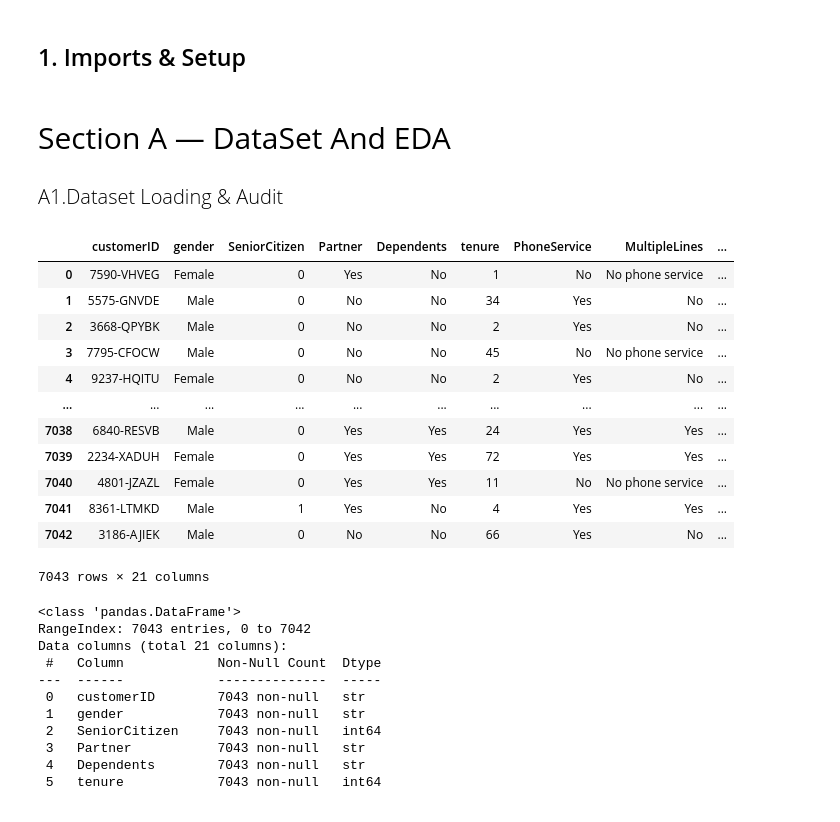
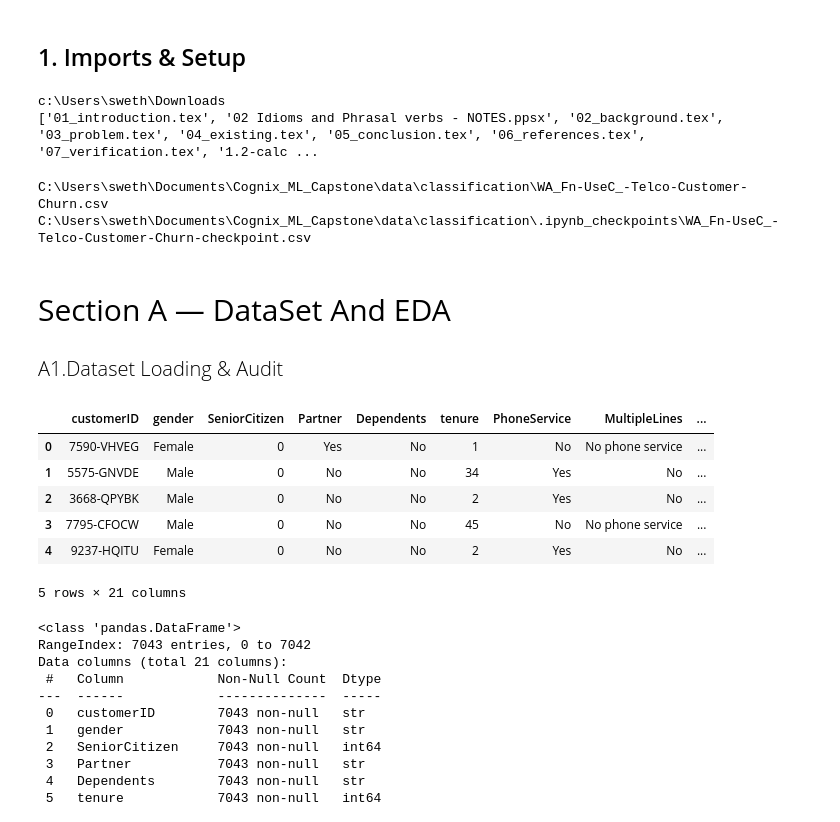
Before and after one commit to srinithi-karunakaran/Cognix_ML_Capstone, a Jupyter notebook: notebooks/classification.ipynb, the cells around one changed output. Drawn from its saved outputs; the diff is of its cells as text; code cells hidden in the pictures.

```diff
--- a/notebooks/classification.ipynb
+++ b/notebooks/classification.ipynb
@@ -36,6 +36,26 @@ np.random.seed(RANDOM_STATE)
 sns.set_style('whitegrid')
 sns.set_palette('colorblind')
 plt.rcParams['figure.figsize'] = (10, 6)
+# %%
+import os
+
+print(os.getcwd())
+print(os.listdir())
+# %% [output]
+c:\Users\sweth\Downloads
+['01_introduction.tex', '02 Idioms and Phrasal verbs - NOTES.ppsx', '02_background.tex', '03_problem.tex', '04_existing.tex', '05_conclusion.tex', '06_references.tex', '07_verification.tex', '1.2-calc ...
+# %%
+import os
+
+for base in [r"C:\Users\sweth\Documents",
+             r"C:\Users\sweth\Downloads"]:
+    for root, dirs, files in os.walk(base):
+        for file in files:
+            if file.lower().endswith(".csv") and "telco" in file.lower():
+                print(os.path.join(root, file))
+# %% [output]
+C:\Users\sweth\Documents\Cognix_ML_Capstone\data\classification\WA_Fn-UseC_-Telco-Customer-Churn.csv
+C:\Users\sweth\Documents\Cognix_ML_Capstone\data\classification\.ipynb_checkpoints\WA_Fn-UseC_-Telco-Customer-Churn-checkpoint.csv
 # %% [markdown]
 <h1 style="font-family: Arial, sans-serif; font-size: 30px; font-weight: 400;">
 Section A — DataSet And EDA
@@ -44,22 +64,21 @@ Section A — DataSet And EDA
 A1.Dataset Loading & Audit
 </h2>
 # %%
-df = pd.read_csv('../data/classification/WA_Fn-UseC_-Telco-Customer-Churn.csv')
-df
+import pandas as pd
+
+df = pd.read_csv(
+    r"C:\Users\sweth\Documents\Cognix_ML_Capstone\data\classification\WA_Fn-UseC_-Telco-Customer-Churn.csv"
+)
+
+df.head()
 # %% [output]
 |  | customerID | gender | SeniorCitizen | Partner | Dependents | tenure | PhoneService | MultipleLines | ... |
 | 0 | 7590-VHVEG | Female | 0 | Yes | No | 1 | No | No phone service | ... |
 | 1 | 5575-GNVDE | Male | 0 | No | No | 34 | Yes | No | ... |
 | 2 | 3668-QPYBK | Male | 0 | No | No | 2 | Yes | No | ... |
 | 3 | 7795-CFOCW | Male | 0 | No | No | 45 | No | No phone service | ... |
 | 4 | 9237-HQITU | Female | 0 | No | No | 2 | Yes | No | ... |
-| ... | ... | ... | ... | ... | ... | ... | ... | ... | ... |
-| 7038 | 6840-RESVB | Male | 0 | Yes | Yes | 24 | Yes | Yes | ... |
-| 7039 | 2234-XADUH | Female | 0 | Yes | Yes | 72 | Yes | Yes | ... |
-| 7040 | 4801-JZAZL | Female | 0 | Yes | Yes | 11 | No | No phone service | ... |
-| 7041 | 8361-LTMKD | Male | 1 | Yes | No | 4 | Yes | Yes | ... |
-| 7042 | 3186-AJIEK | Male | 0 | No | No | 66 | Yes | No | ... |
-7043 rows × 21 columns
+5 rows × 21 columns
 # %%
 df.info()
 # %% [output]
```
Also changed, not shown: parts of 26 cells of this notebook, 6 other files.
